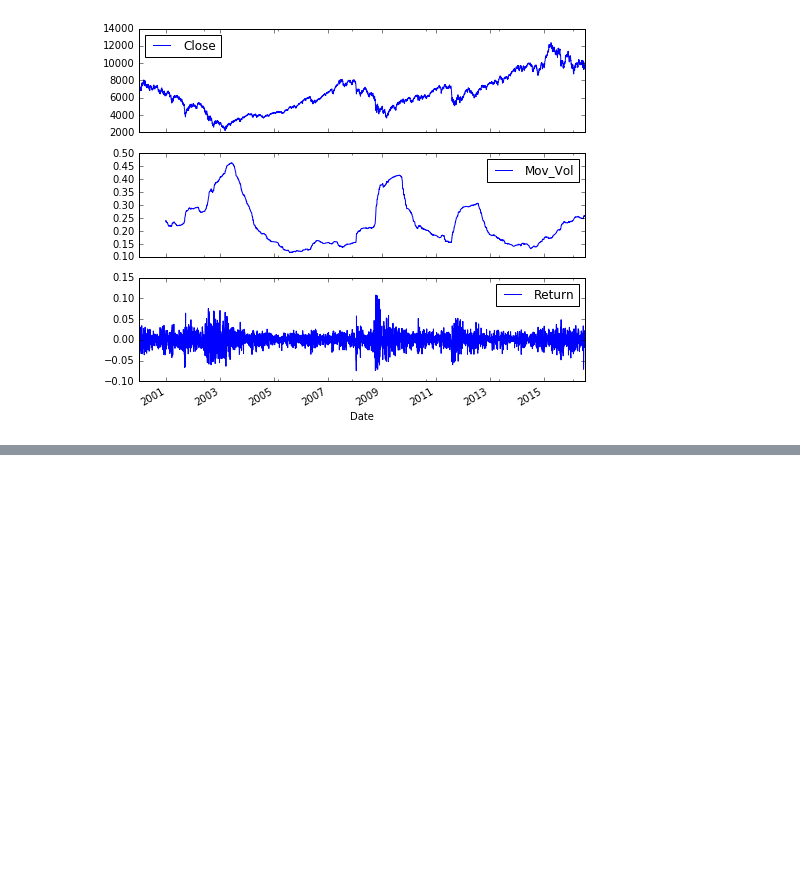
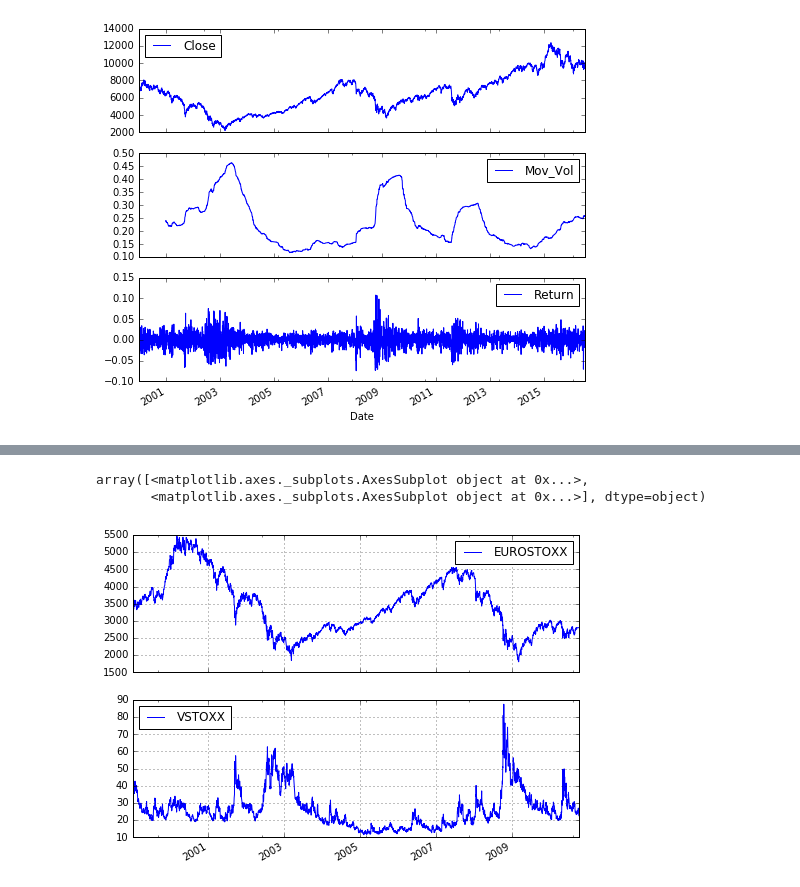
Before and after one commit to AlexPetit12/PythonForFinance, a Jupyter notebook: Chapter6_FinancialTimeSeries.ipynb, the cells around one changed output, grey strips where cells are left out. Saved outputs shown, nothing was run; the diff lists cells and outputs as text; code cells hidden in the pictures; blank space fills up the shorter version.

```diff
--- a/Chapter6_FinancialTimeSeries.ipynb
+++ b/Chapter6_FinancialTimeSeries.ipynb
@@ -347,0 +433,5 @@ array([<matplotlib.axes._subplots.AxesSubplot object at 0x...>,
+# %%
+vs = pd.read_csv('./data/vs.txt', index_col=0, header=2,
+                 parse_dates=True, sep=',', dayfirst=True)
+del vs.index.name
+vs.tail()
@@ -347,0 +445,11 @@ array([<matplotlib.axes._subplots.AxesSubplot object at 0x...>,
+# %%
+import datetime as dt
+
+sx5e = pd.DataFrame({'EUROSTOXX' :
+                    es['SX5E'][es.index > dt.datetime(1999, 1, 1)]})
+vst0xx = pd.DataFrame({'VSTOXX' : vs['V2TX'][vs.index > dt.datetime(1999, 1, 1)]})
+
+sx5e = sx5e[:3000]
+vst0xx = vst0xx[:3000]
+
+sx5e.head()
@@ -347,0 +472,5 @@ array([<matplotlib.axes._subplots.AxesSubplot object at 0x...>,
+# %%
+frames = [sx5e, vst0xx]
+
+data = pd.concat(frames, axis=1)
+data.tail()
@@ -347,0 +484,2 @@ array([<matplotlib.axes._subplots.AxesSubplot object at 0x...>,
+# %%
+data = data.fillna(method='ffill')
@@ -347,0 +505,6 @@ array([<matplotlib.axes._subplots.AxesSubplot object at 0x...>,
+# %%
+data.plot(subplots=True, grid=True, style='b', figsize=(8, 6))
+# %% [output]
+array([<matplotlib.axes._subplots.AxesSubplot object at 0x...>,
+       <matplotlib.axes._subplots.AxesSubplot object at 0x...>], dtype=object)
+[figure, added]
```
Also changed, not shown: parts of 36 cells of this notebook, 1 other file.
